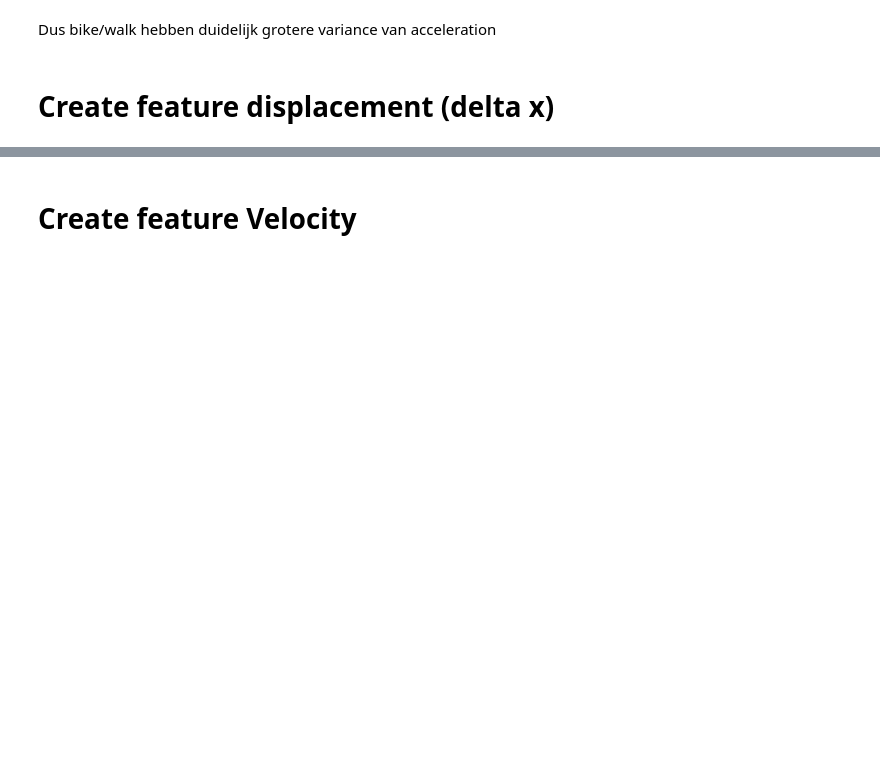
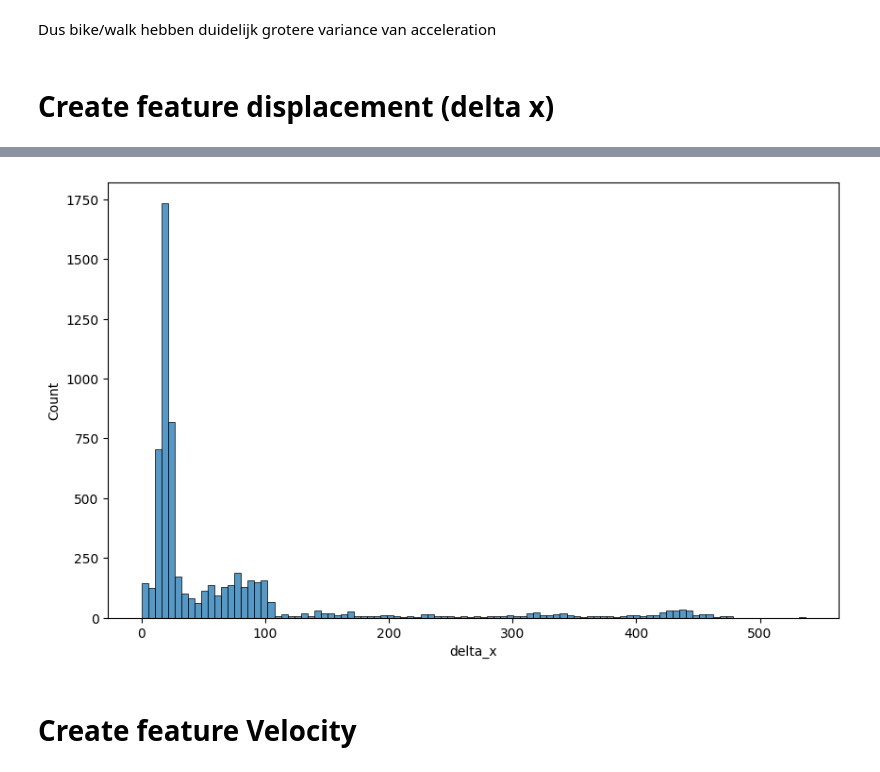
Before and after one commit to BluntKatana/transportation-mode-classifier, a Jupyter notebook: notebooks/feature_engineering.ipynb, the cells around one changed output, grey strips where cells are left out. Cells and saved outputs as stored; diff of their text form; code cells hidden in the pictures; blank space fills up the shorter version.

```diff
--- a/notebooks/feature_engineering.ipynb
+++ b/notebooks/feature_engineering.ipynb
@@ -117,3 +169,10 @@ plt.show()
+# %%
+# Show distribution of Delta x
+plt.figure(figsize=(10,6))
+sns.histplot(data['delta_x'].dropna(), bins=100)
+plt.show()
+# %% [output]
+[figure, added]
 # %% [markdown]
 # Create feature Velocity
 # %%
```
Also changed, not shown: parts of 20 cells of this notebook, 1 other file.
